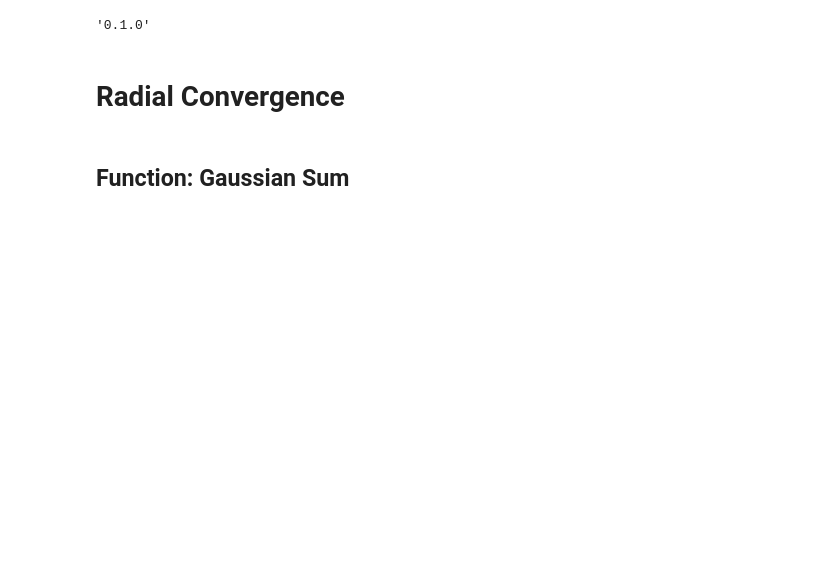
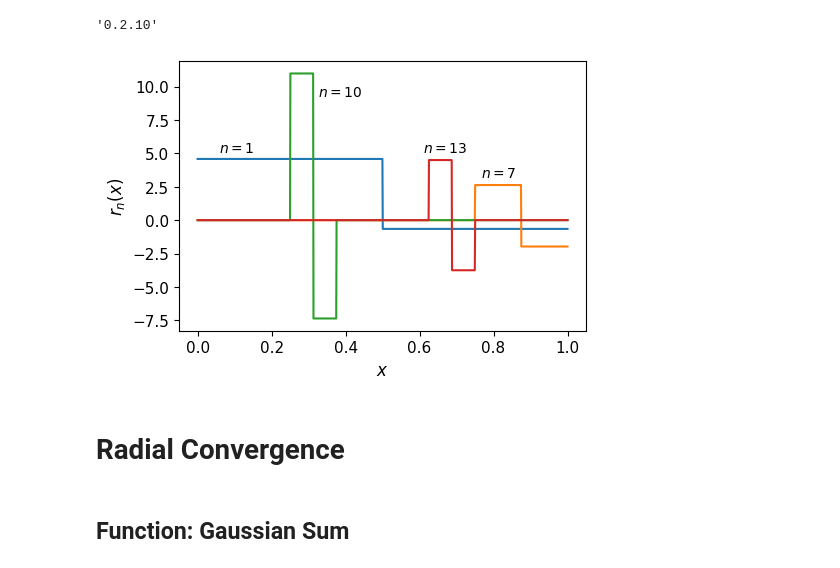
Before and after one commit to blillard/vsdm, a Jupyter notebook: tools/Plots_Radial.ipynb, the cells around one changed output. Saved outputs shown, nothing was run; the diff lists cells and outputs as text; code cells hidden in the pictures; blank space fills up the shorter version.

```diff
--- a/tools/Plots_Radial.ipynb
+++ b/tools/Plots_Radial.ipynb
@@ -15,14 +15,14 @@ import sys
 import matplotlib.pyplot as plt
 import matplotlib.colors as clr
 
-
-sys.path.append('../')
+sys.path.insert(0,'../') #load the local version of vsdm
+# sys.path.append('../')
 
 import vsdm
 from vsdm.units import *
 from vsdm.utilities import *
 vsdm.__version__
 # %% [output]
-'0.1.0'
+'0.2.10'
 # %%
 def projLM_r(wave, nlist, ell, m, r):
@@ -80,3 +85,36 @@ def gX_to_tgX(gauF, u0):
+# %%
+unisize = 3.5
+
+plotpoints = 1025
+sphw = vsdm.Basis(dict(u0=1, type='wavelet', uMax=1))
+x = np.array([i/plotpoints for i in range(plotpoints+1)])
+n1 = 1
+n2 = 7
+n3 = 10
+n4 = 13
+y1 = np.array([sphw.radRn(n1, 0, xi) for xi in x])
+y2 = np.array([sphw.radRn(n2, 0, xi) for xi in x])
+y3 = np.array([sphw.radRn(n3, 0, xi) for xi in x])
+y4 = np.array([sphw.radRn(n4, 0, xi) for xi in x])
+
+
+plt.figure(figsize=[1.5*unisize,unisize])
+plt.plot(x, y1, x, y2, x, y3, x, y4)
+plt.xlabel(r'$x$', fontsize=12)
+plt.ylabel(r'$r_n(x)$', fontsize=12)
+plt.xscale('linear')
+plt.yscale('linear')
+# plt.title(r'$H = \mathcal{H}/a$ vs proper time')
+plt.xticks(fontsize=11)
+plt.yticks(fontsize=11)
+plt.figtext(0.2, 0.62, r'$n=1$')
+plt.figtext(0.7, 0.55, r'$n=7$')
+plt.figtext(0.39, 0.78, r'$n=10$')
+plt.figtext(0.59, 0.62, r'$n=13$')
+# plt.savefig('out/eg_n.pdf', format="pdf", bbox_inches='tight')
+plt.show()
+# %% [output]
+[figure, added]
 # %% [markdown]
 # Radial Convergence
 # %% [markdown]
```
Also changed, not shown: parts of 18 cells of this notebook, 4 other files.
